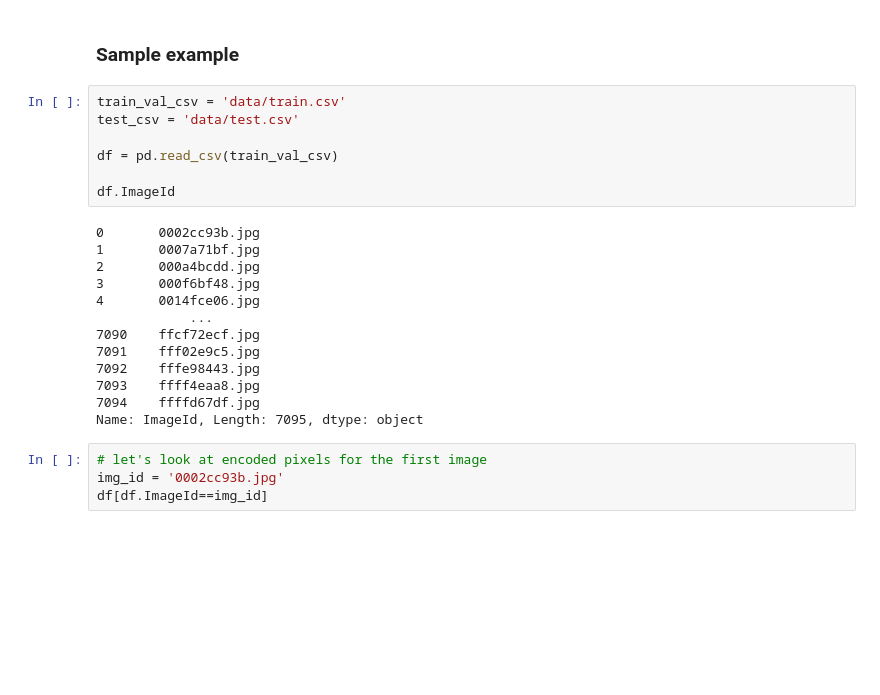
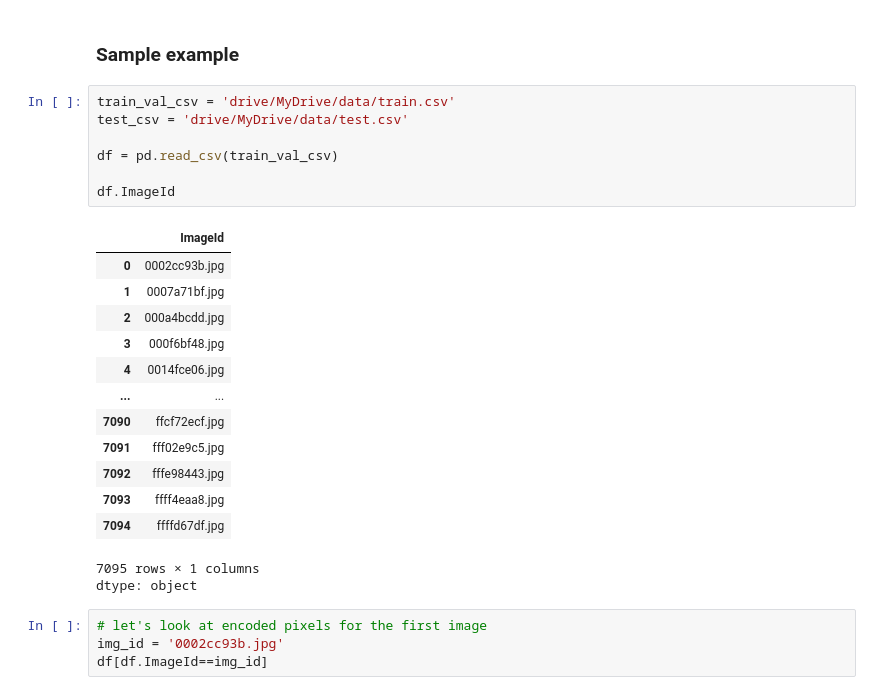
Before and after one commit to Smart781/DL_HSE_2025_fall, a Jupyter notebook: homeworks/hw2/Artyom_Smorodskij/hw2.ipynb, the cells around one changed output. Saved outputs shown, nothing was run; the diff lists cells and outputs as text; blank space fills up the shorter version.

```diff
--- a/homeworks/hw2/Artyom_Smorodskij/hw2.ipynb
+++ b/homeworks/hw2/Artyom_Smorodskij/hw2.ipynb
@@ -55,25 +80,27 @@ def masks_to_encoded_pixels(masks: np.ndarray):
 # %% [markdown]
 ### Sample example
 # %%
-train_val_csv = 'data/train.csv'
-test_csv = 'data/test.csv'
+train_val_csv = 'drive/MyDrive/data/train.csv'
+test_csv = 'drive/MyDrive/data/test.csv'
 
 df = pd.read_csv(train_val_csv)
 
 df.ImageId
 # %% [output]
+|  | ImageId |
+| 0 | 0002cc93b.jpg |
+| 1 | 0007a71bf.jpg |
+| 2 | 000a4bcdd.jpg |
+| 3 | 000f6bf48.jpg |
+| 4 | 0014fce06.jpg |
+| ... | ... |
+| 7090 | ffcf72ecf.jpg |
+| 7091 | fff02e9c5.jpg |
+| 7092 | fffe98443.jpg |
+| 7093 | ffff4eaa8.jpg |
+| 7094 | ffffd67df.jpg |
-0       0002cc93b.jpg
-1       0007a71bf.jpg
-2       000a4bcdd.jpg
-3       000f6bf48.jpg
-4       0014fce06.jpg
-            ...
-7090    ffcf72ecf.jpg
-7091    fff02e9c5.jpg
-7092    fffe98443.jpg
-7093    ffff4eaa8.jpg
-7094    ffffd67df.jpg
-Name: ImageId, Length: 7095, dtype: object
+7095 rows × 1 columns
+dtype: object
 # %%
 # let's look at encoded pixels for the first image
 img_id = '0002cc93b.jpg'
```
Also changed, not shown: parts of 7 cells of this notebook.
